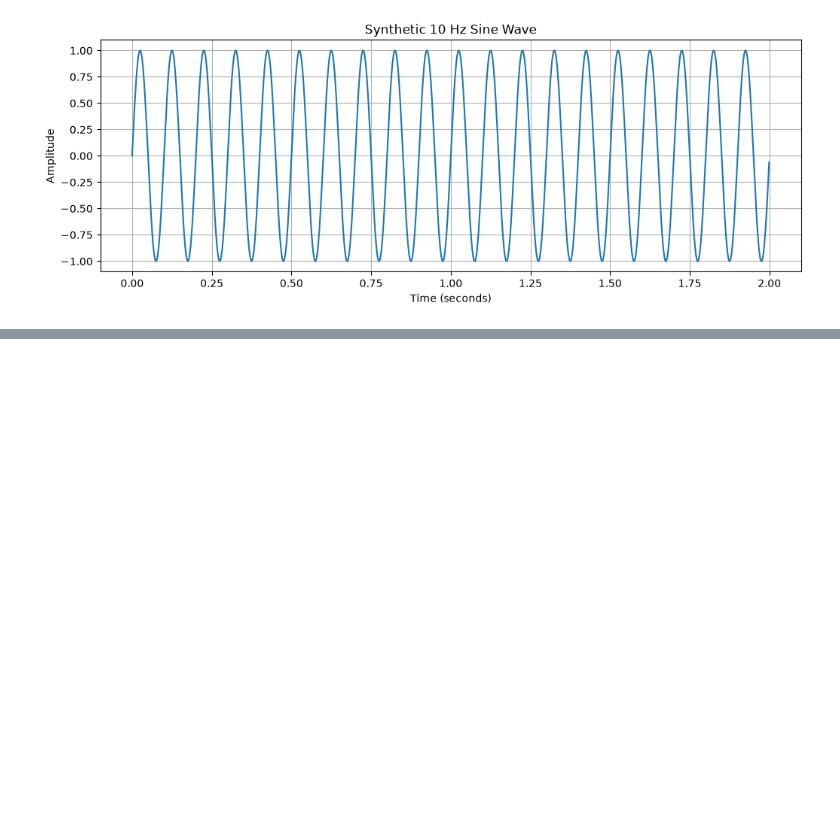
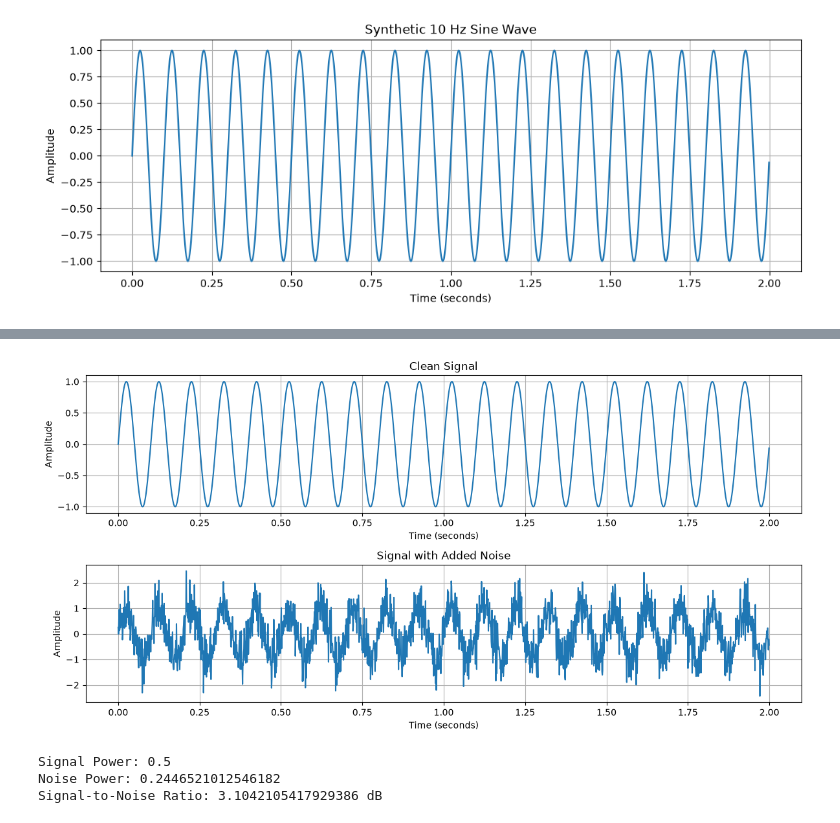
Before and after one commit to raminyzu/geowaveai, a Jupyter notebook: notebooks/02_geophysical_signal_processing.ipynb, the cells around one changed output, grey strips where cells are left out. Saved outputs shown, nothing was run; the diff lists cells and outputs as text; code cells hidden in the pictures; blank space fills up the shorter version.

```diff
--- a/notebooks/02_geophysical_signal_processing.ipynb
+++ b/notebooks/02_geophysical_signal_processing.ipynb
@@ -95,0 +196,47 @@ If two signals have the same amplitude, the higher-frequency signal completes mo
+# %%
+
+# Add random noise to the synthetic signal
+
+np.random.seed(42)
+
+noise = np.random.normal(0, 0.5, number_of_samples)
+
+clean_signal = sine_signal
+noisy_signal = clean_signal + noise
+
+plt.figure(figsize=(12, 6))
+
+plt.subplot(2, 1, 1)
+plt.plot(time, clean_signal)
+plt.title("Clean Signal")
+plt.xlabel("Time (seconds)")
+plt.ylabel("Amplitude")
+plt.grid(True)
+
+plt.subplot(2, 1, 2)
+plt.plot(time, noisy_signal)
+plt.title("Signal with Added Noise")
+plt.xlabel("Time (seconds)")
+plt.ylabel("Amplitude")
+plt.grid(True)
+
+plt.tight_layout()
+plt.show()
+# %% [output]
+[figure, added]
+# %%
+
+# Calculate Signal-to-Noise Ratio
+
+signal_power = np.mean(clean_signal ** 2)
+noise_power = np.mean(noise ** 2)
+
+snr = 10 * np.log10(signal_power / noise_power)
+
+print("Signal Power:", signal_power)
+print("Noise Power:", noise_power)
+print("Signal-to-Noise Ratio:", snr, "dB")
+# %% [output]
+Signal Power: 0.5
+Noise Power: 0.2446521012546182
+Signal-to-Noise Ratio: 3.1042105417929386 dB
```
Also changed, not shown: parts of 20 cells of this notebook.
